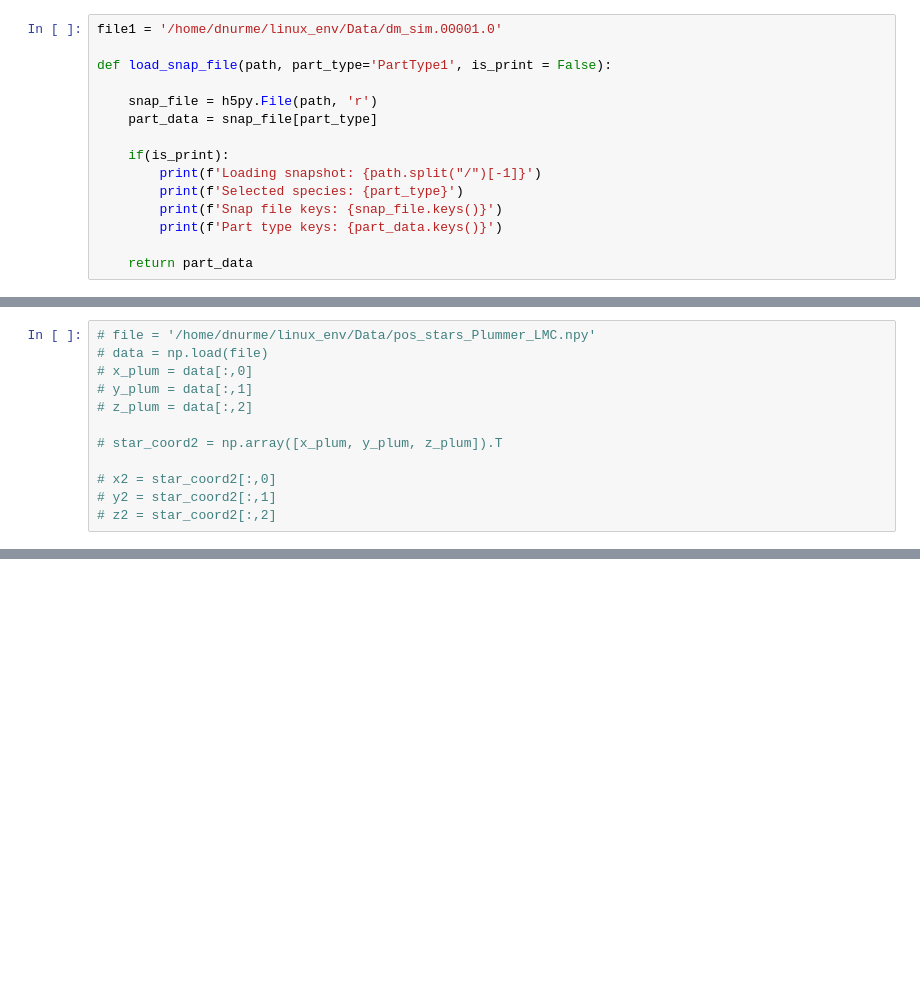
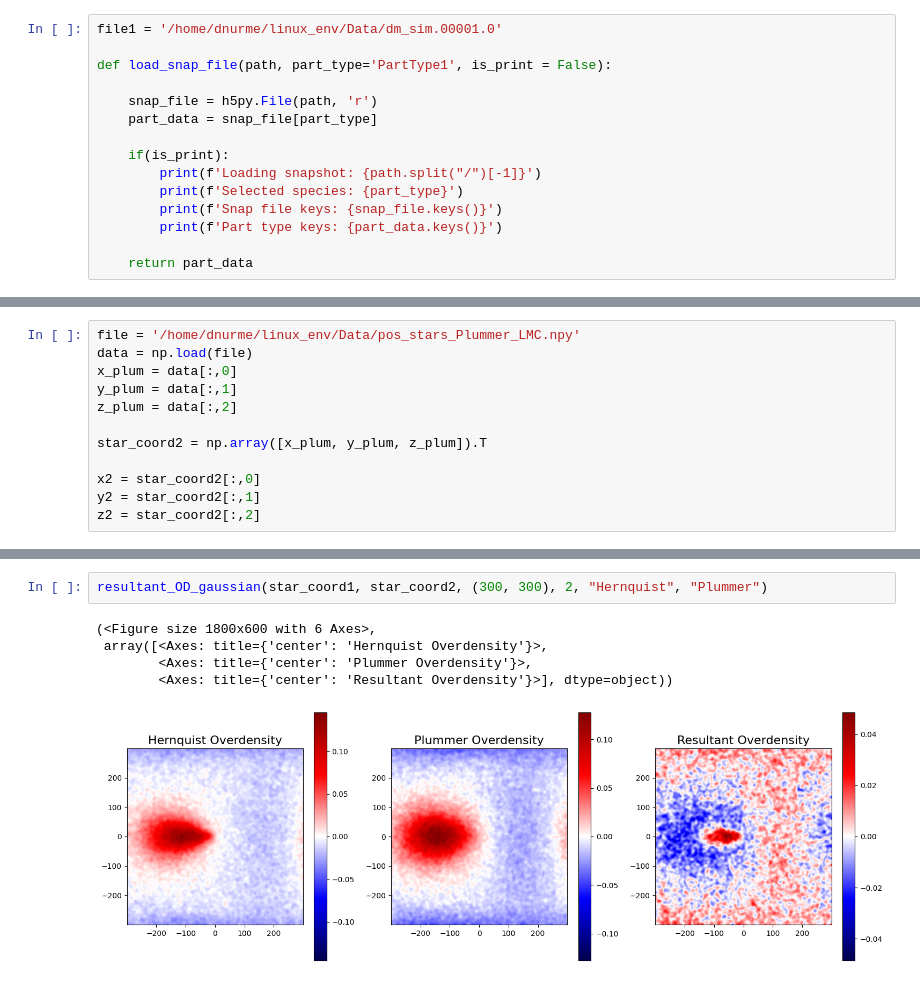
Before and after one commit to TheArchAstronomer/My_thesis, a Jupyter notebook: Plum-Hern.ipynb, the cells around one changed output, grey strips where cells are left out. Drawn from its saved outputs; the diff is of its cells as text; blank space fills up the shorter version.

```diff
--- a/Plum-Hern.ipynb
+++ b/Plum-Hern.ipynb
@@ -67,13 +67,13 @@ Error:
 # %%
-# file = '/home/dnurme/linux_env/Data/pos_stars_Plummer_LMC.npy'
-# data = np.load(file)
-# x_plum = data[:,0]
-# y_plum = data[:,1]
-# z_plum = data[:,2]
+file = '/home/dnurme/linux_env/Data/pos_stars_Plummer_LMC.npy'
+data = np.load(file)
+x_plum = data[:,0]
+y_plum = data[:,1]
+z_plum = data[:,2]
 
-# star_coord2 = np.array([x_plum, y_plum, z_plum]).T
+star_coord2 = np.array([x_plum, y_plum, z_plum]).T
 
-# x2 = star_coord2[:,0]
-# y2 = star_coord2[:,1]
-# z2 = star_coord2[:,2]
+x2 = star_coord2[:,0]
+y2 = star_coord2[:,1]
+z2 = star_coord2[:,2]
 # %%
@@ -100,0 +178,8 @@ NameError: name 'plt' is not defined
+# %%
+resultant_OD_gaussian(star_coord1, star_coord2, (300, 300), 2, "Hernquist", "Plummer")
+# %% [output]
+(<Figure size 1800x600 with 6 Axes>,
+ array([<Axes: title={'center': 'Hernquist Overdensity'}>,
+        <Axes: title={'center': 'Plummer Overdensity'}>,
+        <Axes: title={'center': 'Resultant Overdensity'}>], dtype=object))
+[figure, added]
```
Also changed, not shown: parts of 9 cells of this notebook, 5 other files.
